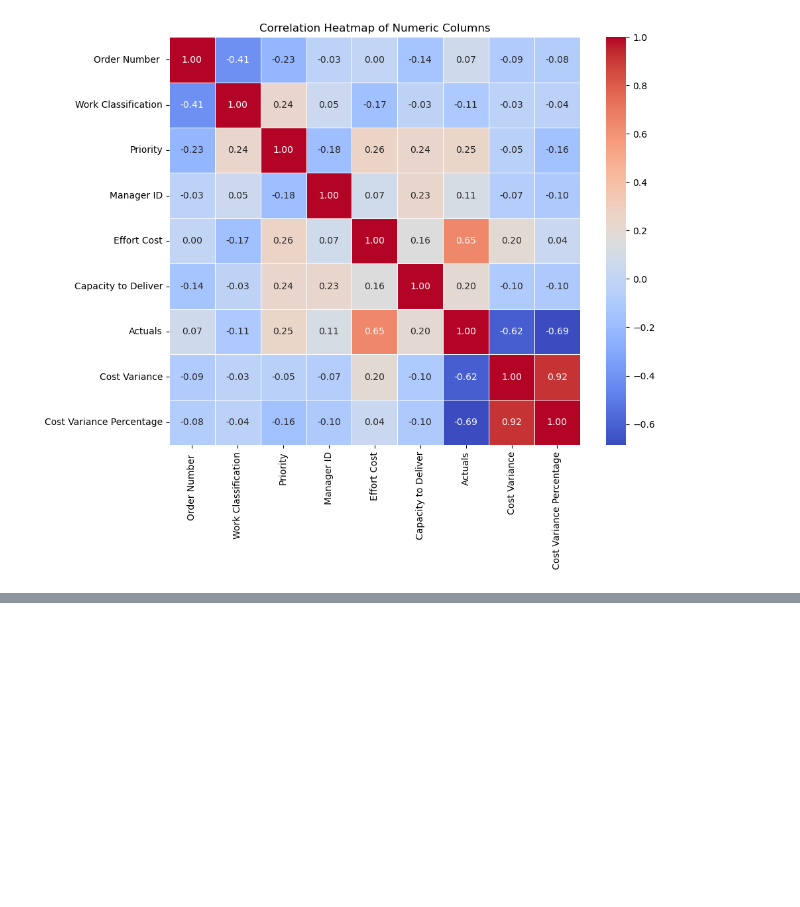
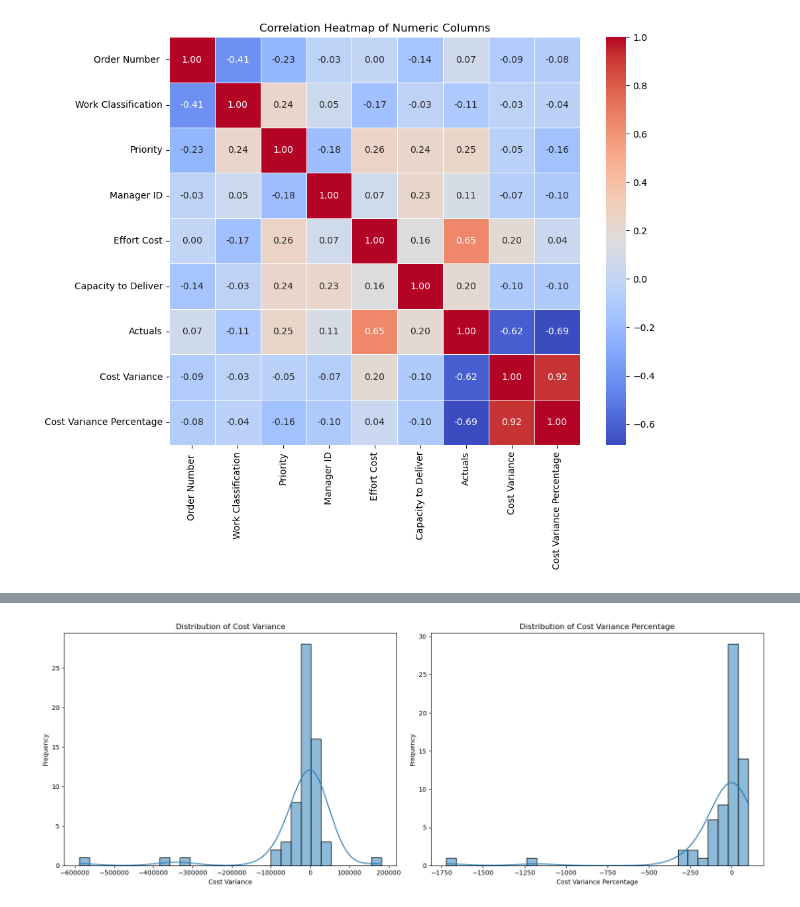
Before and after one commit to Rishabh-Panchal/capstone-cra, a Jupyter notebook: EDAv2.0.ipynb, the cells around one changed output, grey strips where cells are left out. Cells and saved outputs as stored; diff of their text form; code cells hidden in the pictures; blank space fills up the shorter version.

```diff
--- a/EDAv2.0.ipynb
+++ b/EDAv2.0.ipynb
@@ -133,0 +154,18 @@ plt.show()
+# %%
+# Examining distributions of "Cost Variance" and "Cost Variance Percentage"
+fig, ax = plt.subplots(1, 2, figsize=(16, 6))
+
+sns.histplot(df['Cost Variance'], bins=30, kde=True, ax=ax[0])
+ax[0].set_title('Distribution of Cost Variance')
+ax[0].set_xlabel('Cost Variance')
+ax[0].set_ylabel('Frequency')
+
+sns.histplot(df['Cost Variance Percentage'].dropna(), bins=30, kde=True, ax=ax[1])  # Dropping NaN values for plotting
+ax[1].set_title('Distribution of Cost Variance Percentage')
+ax[1].set_xlabel('Cost Variance Percentage')
+ax[1].set_ylabel('Frequency')
+
+plt.tight_layout()
+plt.show()
+# %% [output]
+[figure, added]
```
Also changed, not shown: parts of 8 cells of this notebook, 2 other files.
